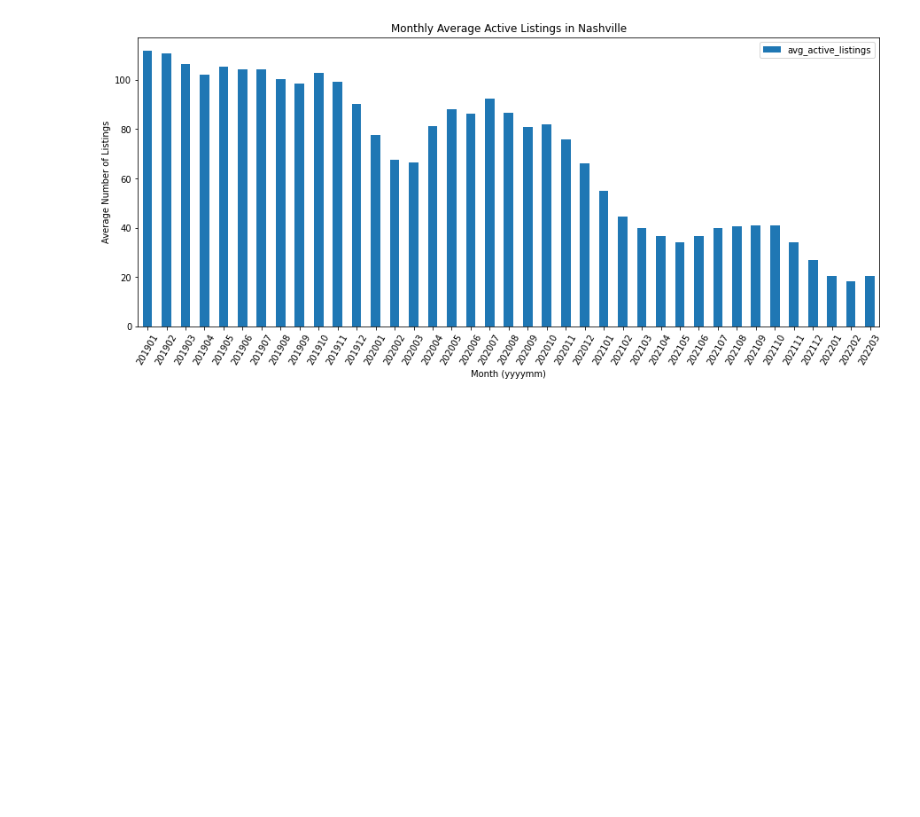
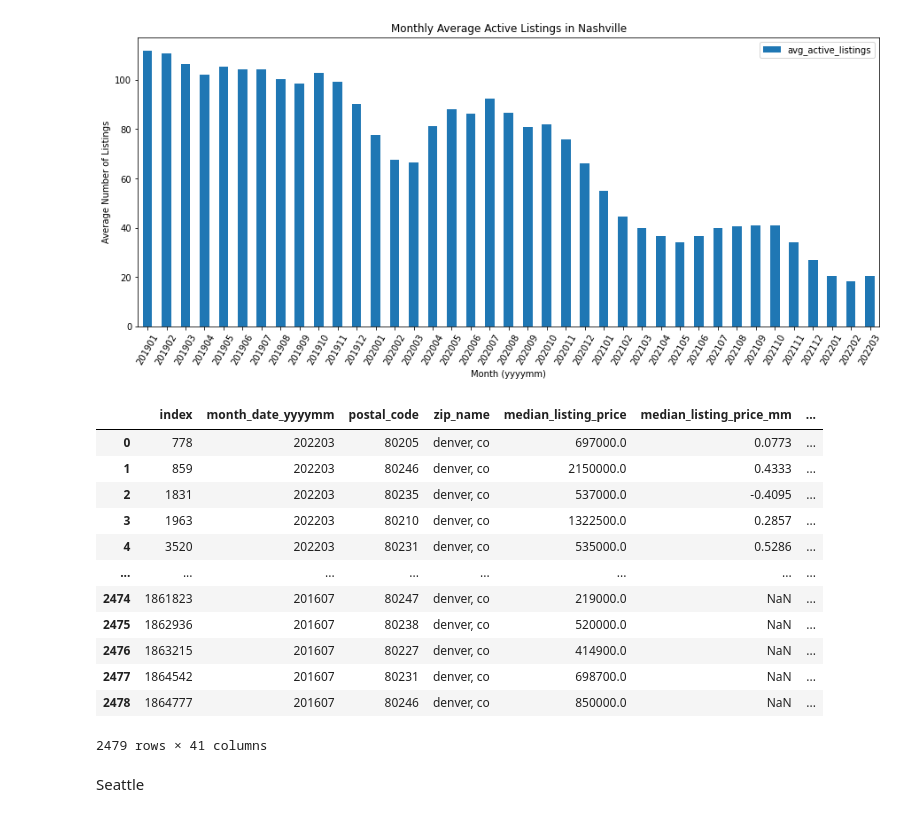
Before and after one commit to heatherkayb/heatherkayb_capstone, a Jupyter notebook: real_estate_capstone.ipynb, the cells around one changed output. Drawn from its saved outputs; the diff is of its cells as text; code cells hidden in the pictures; blank space fills up the shorter version.

```diff
--- a/real_estate_capstone.ipynb
+++ b/real_estate_capstone.ipynb
@@ -415,3 +415,27 @@ plt.gcf().set_size_inches(15, 6)
 plt.show();
 # %% [output]
 [figure]
+# %%
+denver_core_zips = [80012, 80014, 80110, 80111, 80123, 80202, 80203, 80204, 80205, 80206, 80207, 80209, 80210, 80211, 80212, 80214,
+        80216, 80218, 80219, 80220, 80221, 80222, 80223, 80224, 80226, 80227, 80230, 80231, 80232, 80235, 80236, 80237,
+        80238, 80239, 80246, 80247, 80249, 80264, 80290, 80293, 80294]
+denver_zips = inventory_core.loc[inventory_core['postal_code'].isin(denver_core_zips)]
+#denver_zips
+# %%
+denver_zips_df = pd.DataFrame(denver_zips)
+denver_zips_df.reset_index(inplace=True)
+denver_zips_df
+# %% [output]
+|  | index | month_date_yyyymm | postal_code | zip_name | median_listing_price | median_listing_price_mm | ... |
+| 0 | 778 | 202203 | 80205 | denver, co | 697000.0 | 0.0773 | ... |
+| 1 | 859 | 202203 | 80246 | denver, co | 2150000.0 | 0.4333 | ... |
+| 2 | 1831 | 202203 | 80235 | denver, co | 537000.0 | -0.4095 | ... |
+| 3 | 1963 | 202203 | 80210 | denver, co | 1322500.0 | 0.2857 | ... |
+| 4 | 3520 | 202203 | 80231 | denver, co | 535000.0 | 0.5286 | ... |
+| ... | ... | ... | ... | ... | ... | ... | ... |
+| 2474 | 1861823 | 201607 | 80247 | denver, co | 219000.0 | NaN | ... |
+| 2475 | 1862936 | 201607 | 80238 | denver, co | 520000.0 | NaN | ... |
+| 2476 | 1863215 | 201607 | 80227 | denver, co | 414900.0 | NaN | ... |
+| 2477 | 1864542 | 201607 | 80231 | denver, co | 698700.0 | NaN | ... |
+| 2478 | 1864777 | 201607 | 80246 | denver, co | 850000.0 | NaN | ... |
+2479 rows × 41 columns
@@ -417,0 +444,2 @@ plt.show();
+# %% [markdown]
+Seattle
```
Also changed, not shown: parts of 19 cells of this notebook.
